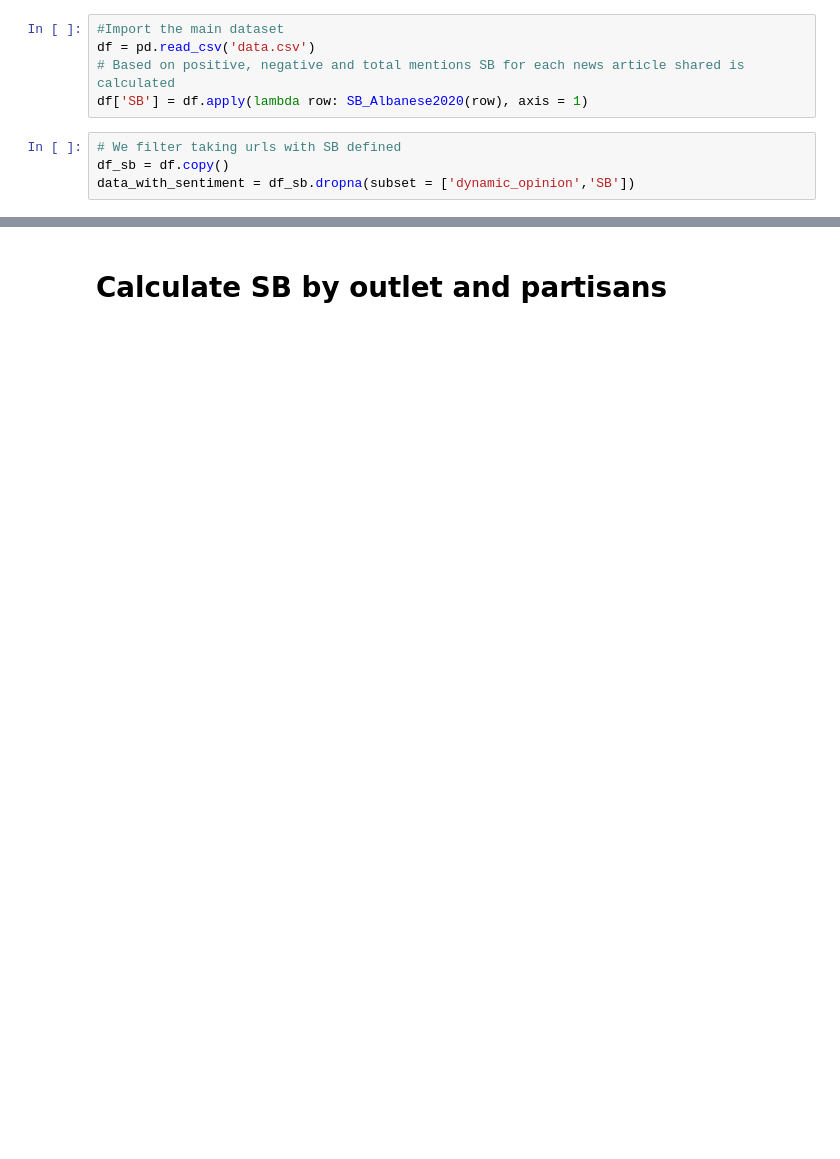
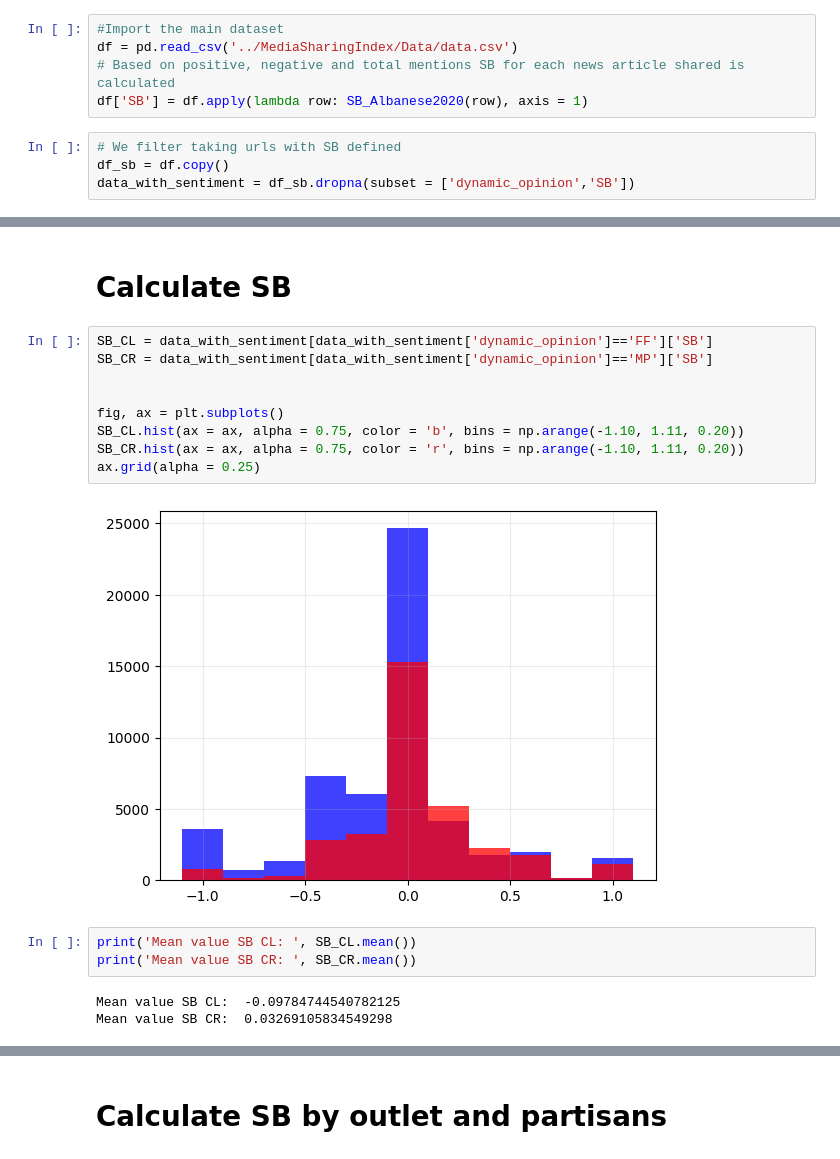
Before and after one commit to spinto88/SocialMediaBiasAndPolarization, a Jupyter notebook: CherryPickingPhenomena.ipynb, the cells around one changed output, grey strips where cells are left out. Cells and saved outputs as stored; diff of their text form; blank space fills up the shorter version.

```diff
--- a/CherryPickingPhenomena.ipynb
+++ b/CherryPickingPhenomena.ipynb
@@ -14,7 +14,7 @@ from Functions import *
 pd.set_option('display.max_colwidth', None)
 # %%
 #Import the main dataset
-df = pd.read_csv('data.csv')
+df = pd.read_csv('../MediaSharingIndex/Data/data.csv')
 # Based on positive, negative and total mentions SB for each news article shared is calculated
 df['SB'] = df.apply(lambda row: SB_Albanese2020(row), axis = 1)
 # %%
@@ -23,0 +40,19 @@ data_with_sentiment = df_sb.dropna(subset = ['dynamic_opinion','SB'])
+# %% [markdown]
+# Calculate SB
+# %%
+SB_CL = data_with_sentiment[data_with_sentiment['dynamic_opinion']=='FF']['SB']
+SB_CR = data_with_sentiment[data_with_sentiment['dynamic_opinion']=='MP']['SB']
+
+
+fig, ax = plt.subplots()
+SB_CL.hist(ax = ax, alpha = 0.75, color = 'b', bins = np.arange(-1.10, 1.11, 0.20))
+SB_CR.hist(ax = ax, alpha = 0.75, color = 'r', bins = np.arange(-1.10, 1.11, 0.20))
+ax.grid(alpha = 0.25)
+# %% [output]
+[figure, added]
+# %%
+print('Mean value SB CL: ', SB_CL.mean())
+print('Mean value SB CR: ', SB_CR.mean())
+# %% [output]
+Mean value SB CL:  -0.09784744540782125
+Mean value SB CR:  0.03269105834549298
```
Also changed, not shown: parts of 7 cells of this notebook, 4 other files.
